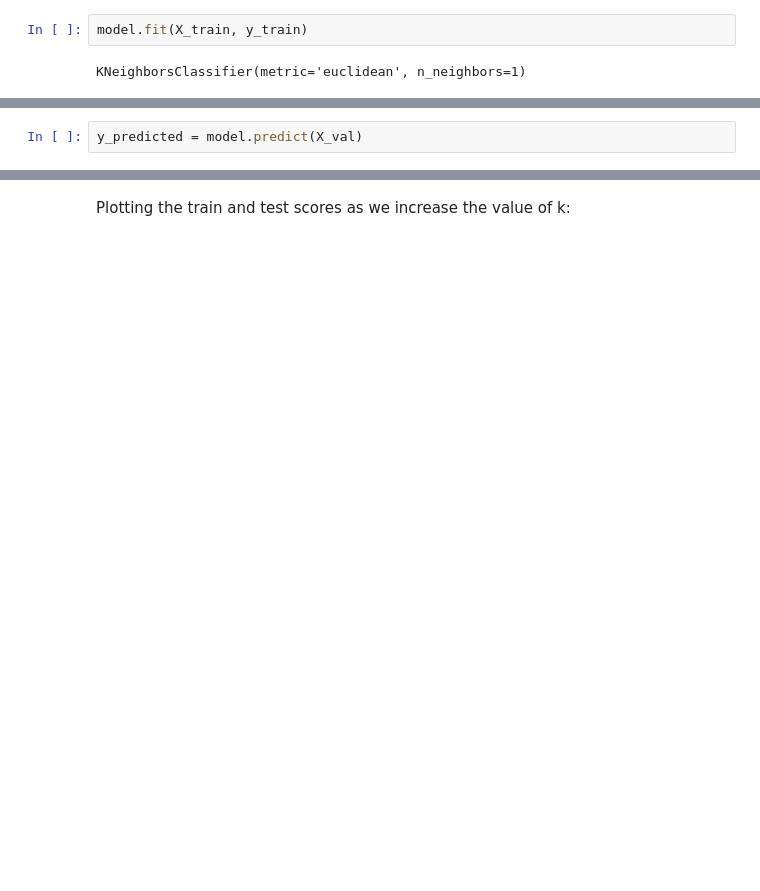
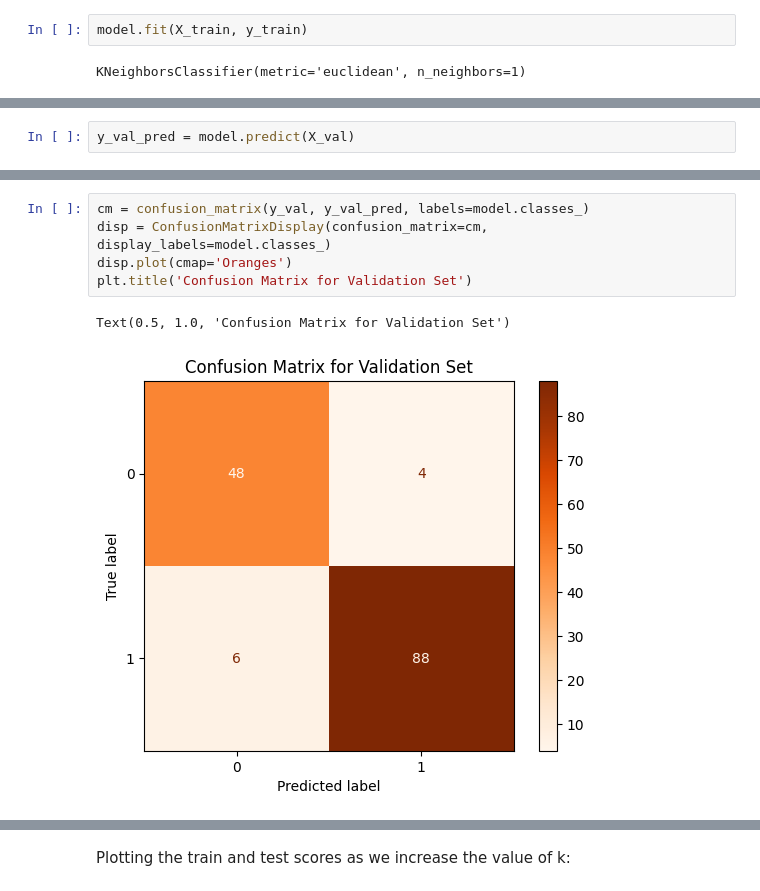
Before and after one commit to ntole24/stintsy_4CS, a Jupyter notebook: mco.ipynb, the cells around one changed output, grey strips where cells are left out. Drawn from its saved outputs; the diff is of its cells as text; blank space fills up the shorter version.

```diff
--- a/mco.ipynb
+++ b/mco.ipynb
@@ -702,2 +715,2 @@ KNeighborsClassifier(metric='euclidean', n_neighbors=1)
 # %%
-y_predicted = model.predict(X_val)
+y_val_pred = model.predict(X_val)
@@ -715,0 +752,8 @@ This would entail trying diff. values for k
+# %%
+cm = confusion_matrix(y_val, y_val_pred, labels=model.classes_)
+disp = ConfusionMatrixDisplay(confusion_matrix=cm, display_labels=model.classes_)
+disp.plot(cmap='Oranges')
+plt.title('Confusion Matrix for Validation Set')
+# %% [output]
+Text(0.5, 1.0, 'Confusion Matrix for Validation Set')
+[figure, added]
```
Also changed, not shown: parts of 18 cells of this notebook.
